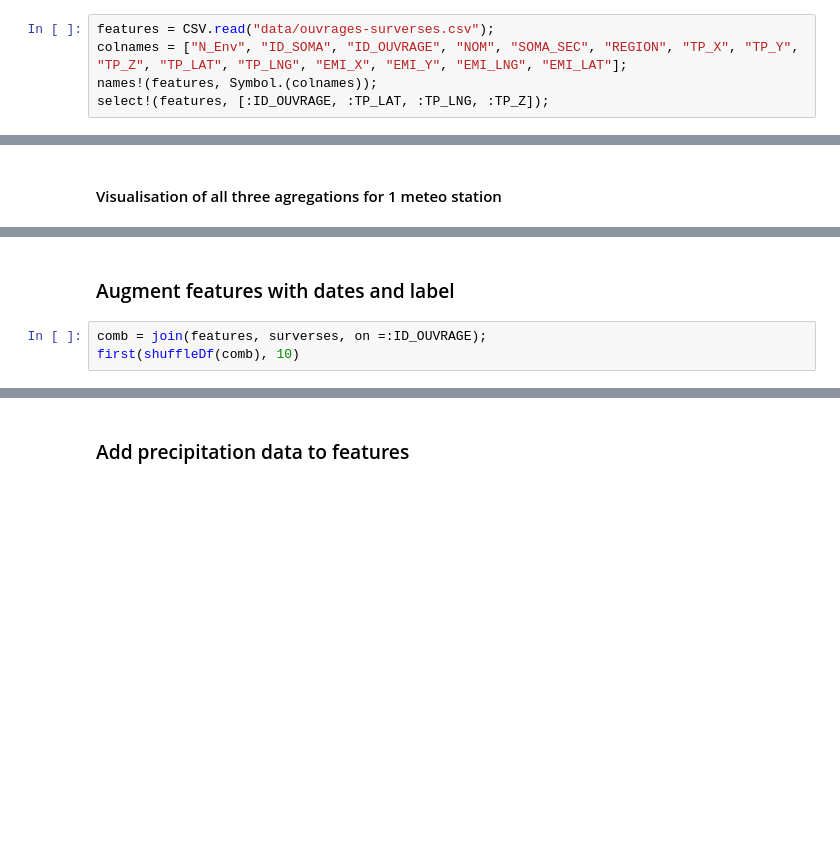
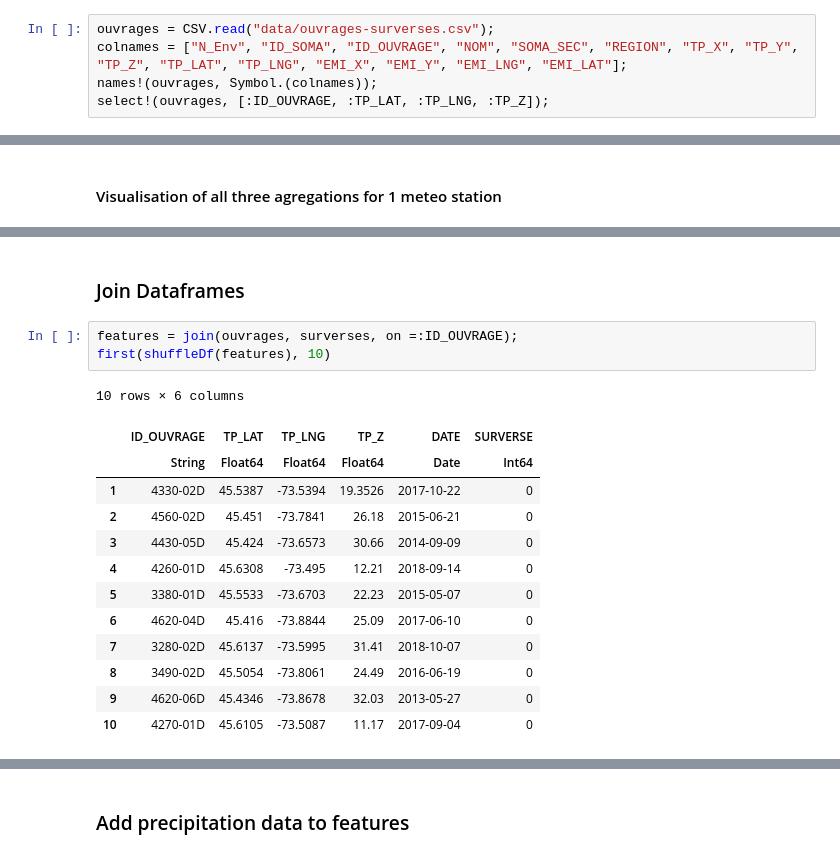
Before and after one commit to JeyzerMC/MTH3302-Project, a Jupyter notebook: Exploration_des_donnees.ipynb, the cells around one changed output, grey strips where cells are left out. Saved outputs shown, nothing was run; the diff lists cells and outputs as text; blank space fills up the shorter version.

```diff
--- a/Exploration_des_donnees.ipynb
+++ b/Exploration_des_donnees.ipynb
@@ -25,8 +45,8 @@ include("utils/precipitation.jl");
 # %%
-features = CSV.read("data/ouvrages-surverses.csv");
+ouvrages = CSV.read("data/ouvrages-surverses.csv");
 colnames = ["N_Env", "ID_SOMA", "ID_OUVRAGE", "NOM", "SOMA_SEC", "REGION", "TP_X", "TP_Y", "TP_Z", "TP_LAT", "TP_LNG", "EMI_X", "EMI_Y", "EMI_LNG", "EMI_LAT"];
-names!(features, Symbol.(colnames));
-select!(features, [:ID_OUVRAGE, :TP_LAT, :TP_LNG, :TP_Z]);
+names!(ouvrages, Symbol.(colnames));
+select!(ouvrages, [:ID_OUVRAGE, :TP_LAT, :TP_LNG, :TP_Z]);
 # %% [markdown]
 #### Replace missing Z index with mean
 # %%
@@ -186,6 +305,20 @@ plot(df_for_plot, x=:date, y=:value, Geom.line, color=:variable)
-# %% [markdown]
-### Augment features with dates and label
+# %% [markdown]
+### Join Dataframes
 # %%
-comb = join(features, surverses, on =:ID_OUVRAGE);
-first(shuffleDf(comb), 10)
+features = join(ouvrages, surverses, on =:ID_OUVRAGE);
+first(shuffleDf(features), 10)
+# %% [output]
+10 rows × 6 columns
+|  | ID_OUVRAGE | TP_LAT | TP_LNG | TP_Z | DATE | SURVERSE |
+|  | String | Float64 | Float64 | Float64 | Date | Int64 |
+| 1 | 4330-02D | 45.5387 | -73.5394 | 19.3526 | 2017-10-22 | 0 |
+| 2 | 4560-02D | 45.451 | -73.7841 | 26.18 | 2015-06-21 | 0 |
+| 3 | 4430-05D | 45.424 | -73.6573 | 30.66 | 2014-09-09 | 0 |
+| 4 | 4260-01D | 45.6308 | -73.495 | 12.21 | 2018-09-14 | 0 |
+| 5 | 3380-01D | 45.5533 | -73.6703 | 22.23 | 2015-05-07 | 0 |
+| 6 | 4620-04D | 45.416 | -73.8844 | 25.09 | 2017-06-10 | 0 |
+| 7 | 3280-02D | 45.6137 | -73.5995 | 31.41 | 2018-10-07 | 0 |
+| 8 | 3490-02D | 45.5054 | -73.8061 | 24.49 | 2016-06-19 | 0 |
+| 9 | 4620-06D | 45.4346 | -73.8678 | 32.03 | 2013-05-27 | 0 |
+| 10 | 4270-01D | 45.6105 | -73.5087 | 11.17 | 2017-09-04 | 0 |
 # %%
```
Also changed, not shown: parts of 58 cells of this notebook.
